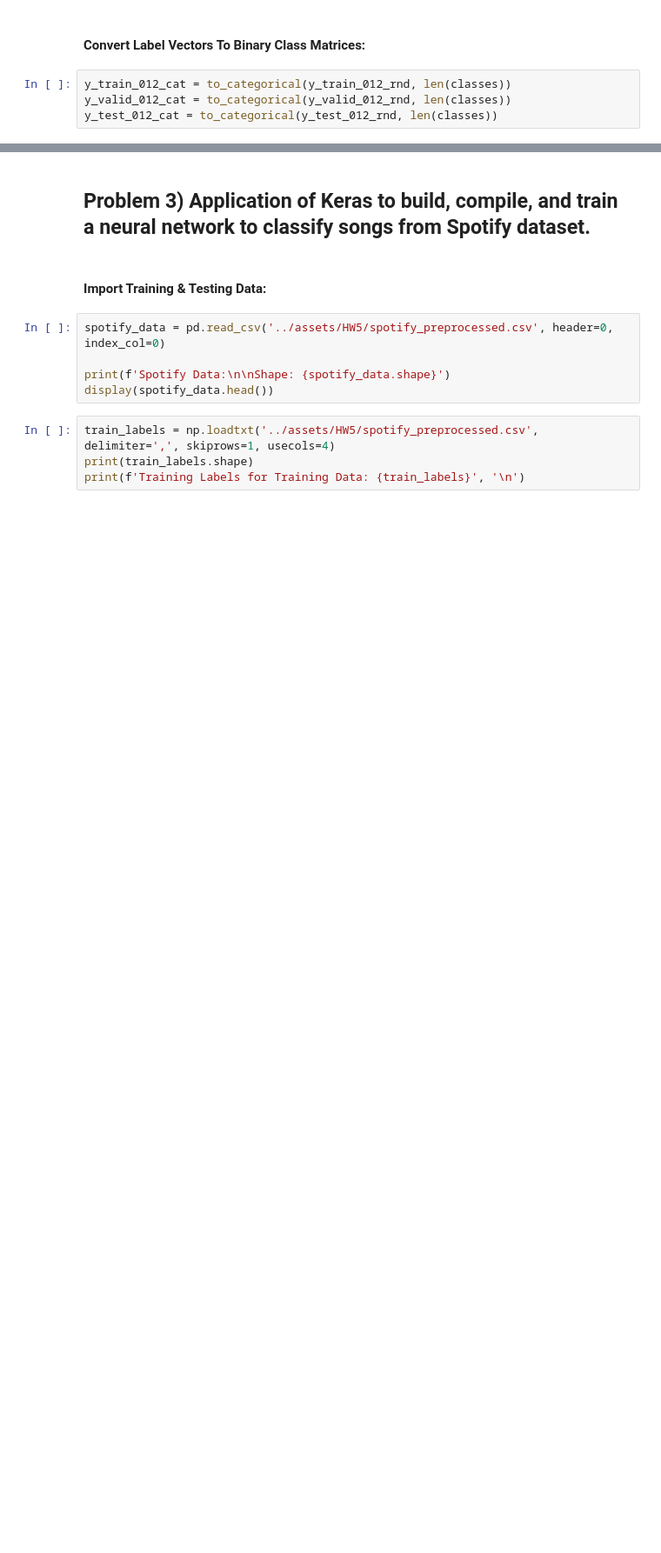
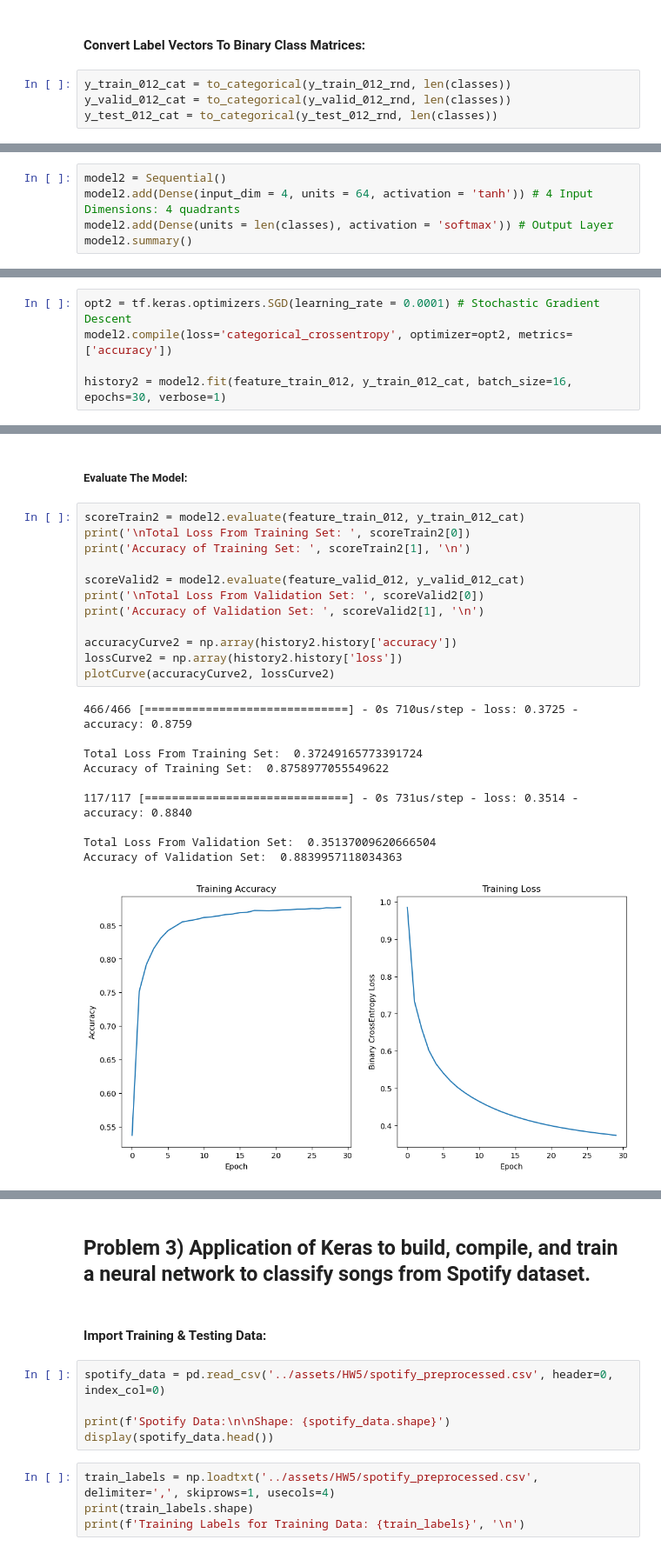
Before and after one commit to ADolbyB/deep-learning-python, a Jupyter notebook: Assignments/assignment5.ipynb, the cells around one changed output, grey strips where cells are left out. Shown at 87% size. Cells and saved outputs as stored; diff of their text form; blank space fills up the shorter version.

```diff
--- a/Assignments/assignment5.ipynb
+++ b/Assignments/assignment5.ipynb
@@ -454,0 +455,5 @@ Accuracy of Validation Set:  0.8431794047355652
+# %%
+model2 = Sequential()
+model2.add(Dense(input_dim = 4, units = 64, activation = 'tanh')) # 4 Input Dimensions: 4 quadrants
+model2.add(Dense(units = len(classes), activation = 'softmax')) # Output Layer
+model2.summary()
@@ -454,0 +478,5 @@ Accuracy of Validation Set:  0.8431794047355652
+# %%
+opt2 = tf.keras.optimizers.SGD(learning_rate = 0.0001) # Stochastic Gradient Descent
+model2.compile(loss='categorical_crossentropy', optimizer=opt2, metrics=['accuracy'])
+
+history2 = model2.fit(feature_train_012, y_train_012_cat, batch_size=16, epochs=30, verbose=1)
@@ -454,0 +501,25 @@ Accuracy of Validation Set:  0.8431794047355652
+# %% [markdown]
+##### Evaluate The Model:
+# %%
+scoreTrain2 = model2.evaluate(feature_train_012, y_train_012_cat)
+print('\nTotal Loss From Training Set: ', scoreTrain2[0])
+print('Accuracy of Training Set: ', scoreTrain2[1], '\n')
+
+scoreValid2 = model2.evaluate(feature_valid_012, y_valid_012_cat)
+print('\nTotal Loss From Validation Set: ', scoreValid2[0])
+print('Accuracy of Validation Set: ', scoreValid2[1], '\n')
+
+accuracyCurve2 = np.array(history2.history['accuracy'])
+lossCurve2 = np.array(history2.history['loss'])
+plotCurve(accuracyCurve2, lossCurve2)
+# %% [output]
+466/466 [==============================] - 0s 710us/step - loss: 0.3725 - accuracy: 0.8759
+
+Total Loss From Training Set:  0.37249165773391724
+Accuracy of Training Set:  0.8758977055549622
+
+117/117 [==============================] - 0s 731us/step - loss: 0.3514 - accuracy: 0.8840
+
+Total Loss From Validation Set:  0.35137009620666504
+Accuracy of Validation Set:  0.8839957118034363
+[figure, added]
```
Also changed, not shown: parts of 45 cells of this notebook.
